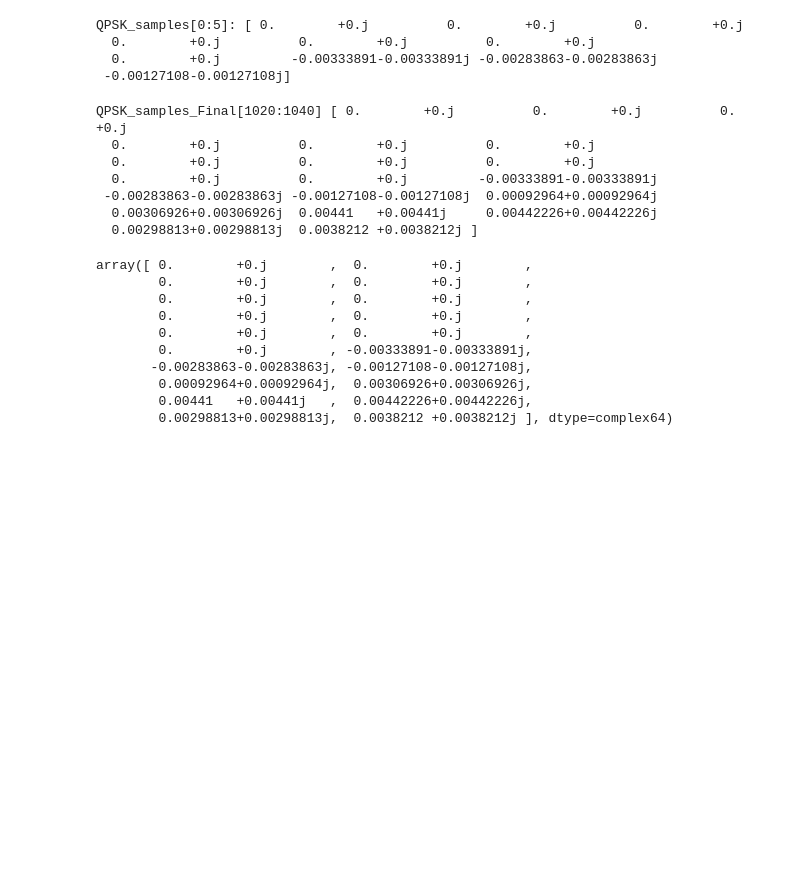
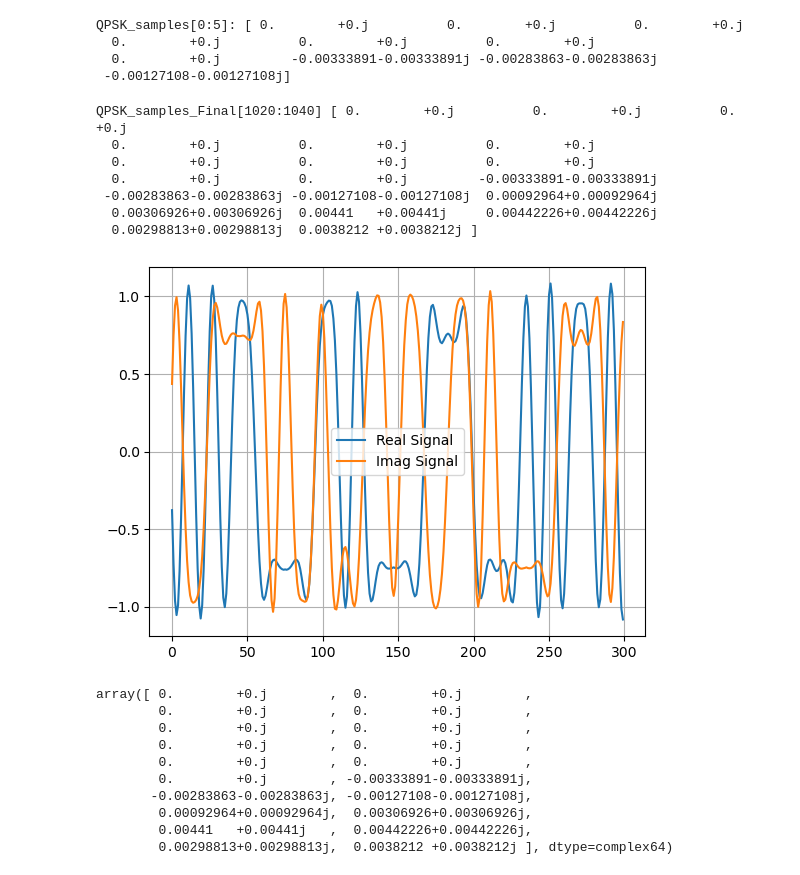
Before and after one commit to npatwari/tx_rx_processing, a Jupyter notebook: QPSK_signal_generationV3.ipynb, the cells around one changed output. Drawn from its saved outputs; the diff is of its cells as text; code cells hidden in the pictures; blank space fills up the shorter version.

```diff
--- a/QPSK_signal_generationV3.ipynb
+++ b/QPSK_signal_generationV3.ipynb
@@ -169,17 +175,23 @@ QPSK_samples[0:5]: [ 0.        +0.j          0.        +0.j          0.        +
 # %%
 ## Add 1024 zero value samples at the beginning
 ## Zeros are added to compensate for samples lost during initialization at the receiver
 QPSK_samples_Final = np.hstack([np.zeros(1024, dtype=type(QPSK_samples[0])),QPSK_samples])
 
+plt.figure()
+plt.plot(np.real(QPSK_samples_Final[1700:2000]),label='Real Signal')
+plt.plot(np.imag(QPSK_samples_Final[1700:2000]),label='Imag Signal')
+plt.grid('on')
+plt.legend()
 print('QPSK_samples_Final[1020:1040]',QPSK_samples_Final[1020:1040])
 # %% [output]
 QPSK_samples_Final[1020:1040] [ 0.        +0.j          0.        +0.j          0.        +0.j
   0.        +0.j          0.        +0.j          0.        +0.j
   0.        +0.j          0.        +0.j          0.        +0.j
   0.        +0.j          0.        +0.j         -0.00333891-0.00333891j
  -0.00283863-0.00283863j -0.00127108-0.00127108j  0.00092964+0.00092964j
   0.00306926+0.00306926j  0.00441   +0.00441j     0.00442226+0.00442226j
   0.00298813+0.00298813j  0.0038212 +0.0038212j ]
+[figure, added]
 # %%
 def write_complex_binary(data, filename):
     '''
```
Also changed, not shown: parts of 3 cells of this notebook, 1 other file.
